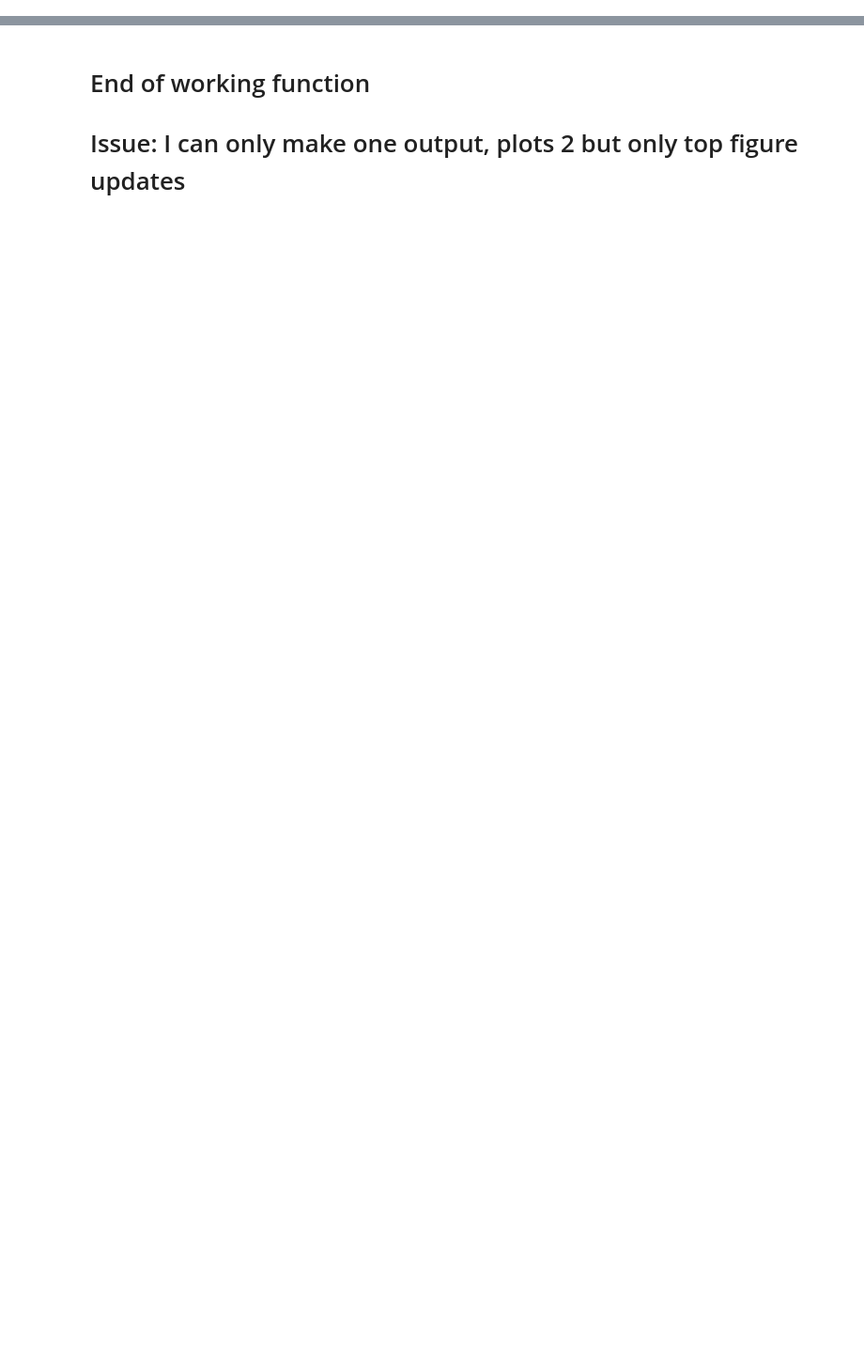
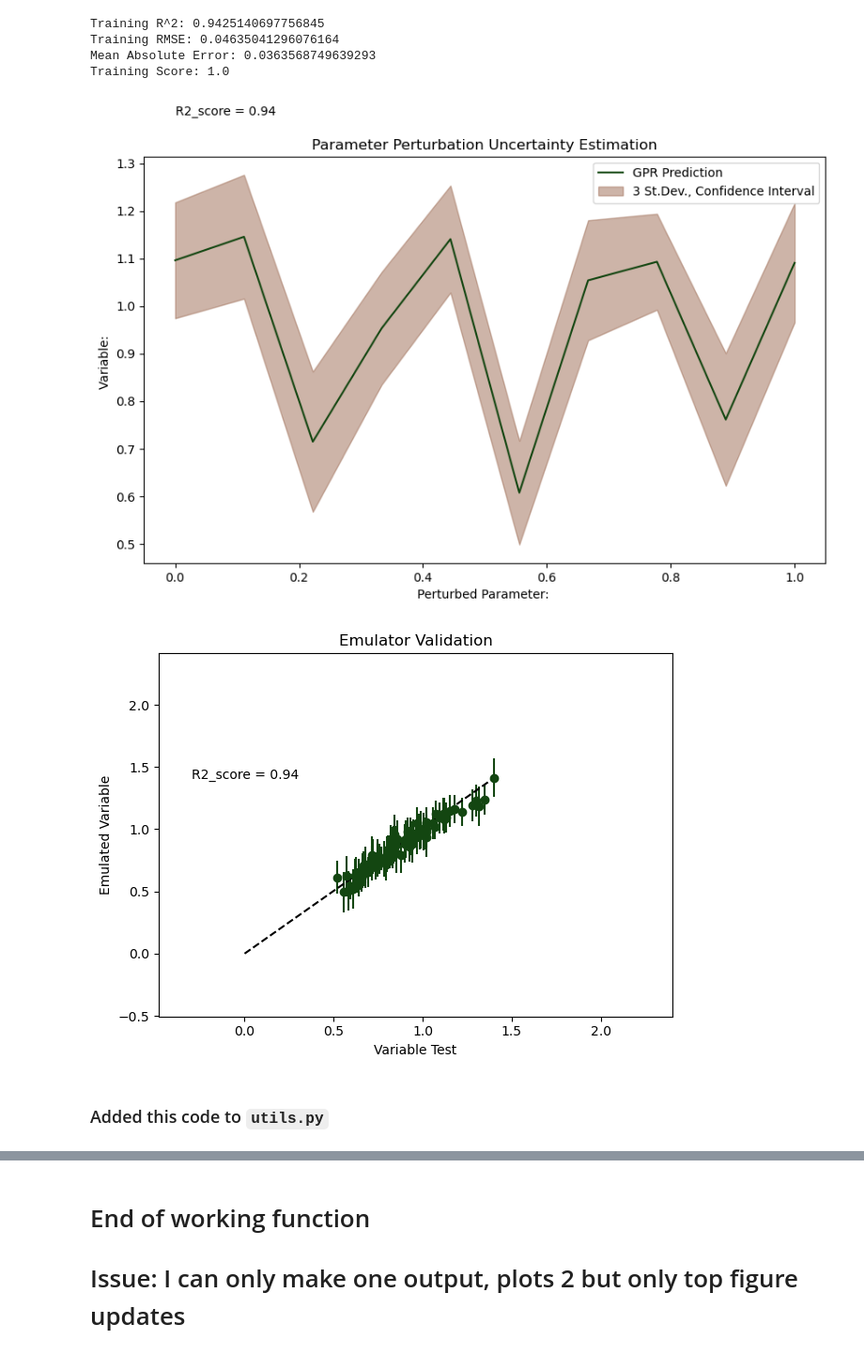
Before and after one commit to GaiaFuture/Prototype, a Jupyter notebook: main_function.ipynb, the cells around one changed output, grey strips where cells are left out. Shown: that part at 94% size. Drawn from its saved outputs; the diff is of its cells as text; code cells hidden in the pictures; blank space fills up the shorter version.

```diff
--- a/main_function.ipynb
+++ b/main_function.ipynb
@@ -25,0 +24,11 @@ Workers
+# %%
+dashboard_wrangling("leafcn","LNC")
+# %% [output]
+Training R^2: 0.9425140697756845
+Training RMSE: 0.04635041296076164
+Mean Absolute Error: 0.0363568749639293
+Training Score: 1.0
+[figure, added]
+[figure, added]
+# %% [markdown]
+### Added this code to `utils.py`
```
Also changed, not shown: parts of 11 cells of this notebook, 1 other file.
